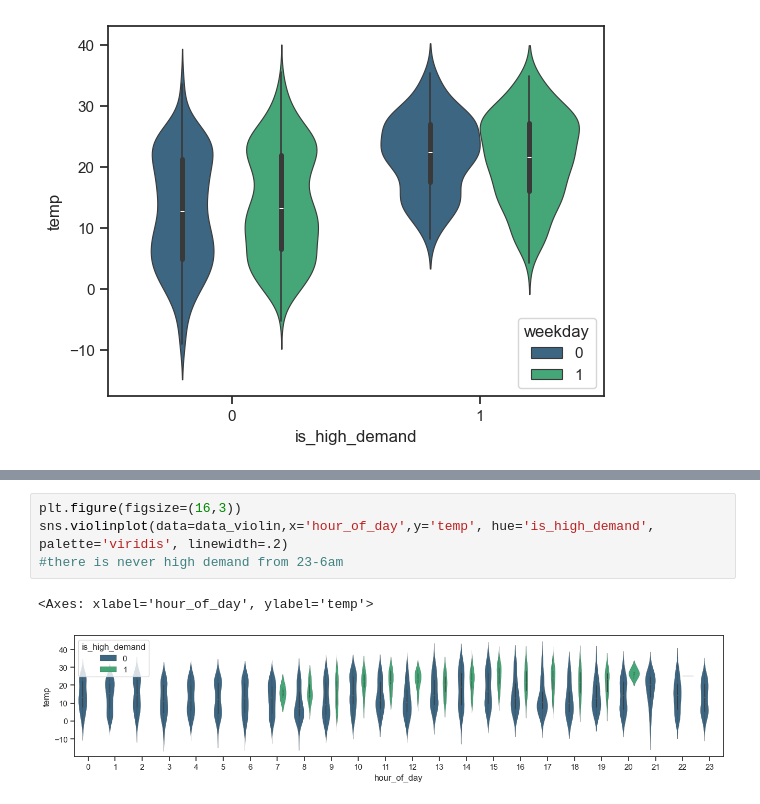
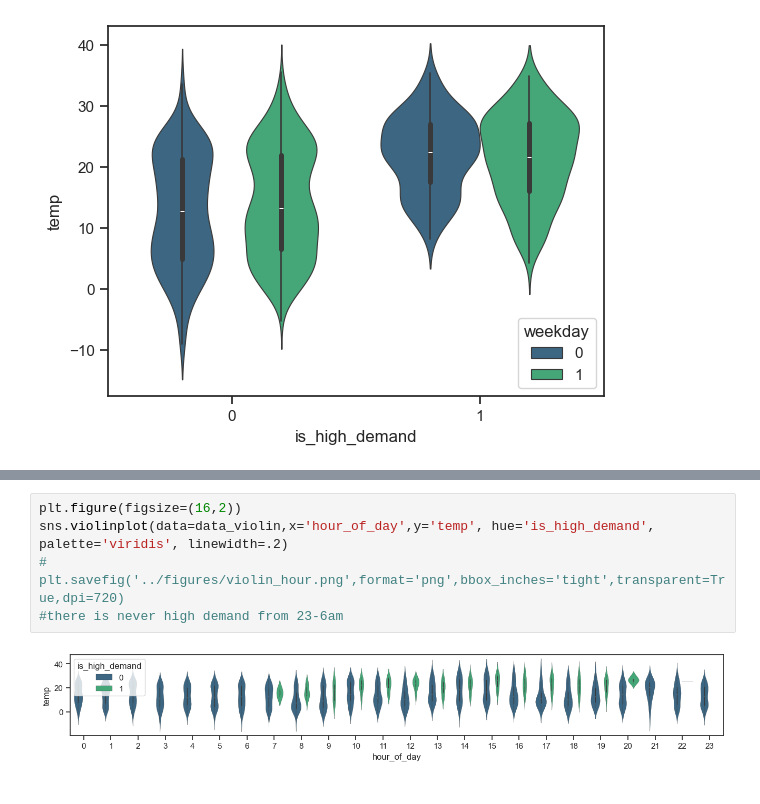
Before and after one commit to vaughankraska/BIKES_SML, a Jupyter notebook: notebooks/finn_exploratory_analysis.ipynb, the cells around one changed output, grey strips where cells are left out. Drawn from its saved outputs; the diff is of its cells as text.

```diff
--- a/notebooks/finn_exploratory_analysis.ipynb
+++ b/notebooks/finn_exploratory_analysis.ipynb
@@ -123,8 +125,8 @@ sns.violinplot(data=data_violin,x='month',y='temp', hue='is_high_demand', palett
 [figure]
 # %%
-plt.figure(figsize=(16,3))
+plt.figure(figsize=(16,2))
 sns.violinplot(data=data_violin,x='hour_of_day',y='temp', hue='is_high_demand', palette='viridis', linewidth=.2)
+# plt.savefig('../figures/violin_hour.png',format='png',bbox_inches='tight',transparent=True,dpi=720)
 #there is never high demand from 23-6am
 # %% [output]
-<Axes: xlabel='hour_of_day', ylabel='temp'>
-[figure, old version]
+[figure, new version]
```
Also changed, not shown: parts of 13 cells of this notebook, 8 other files.
